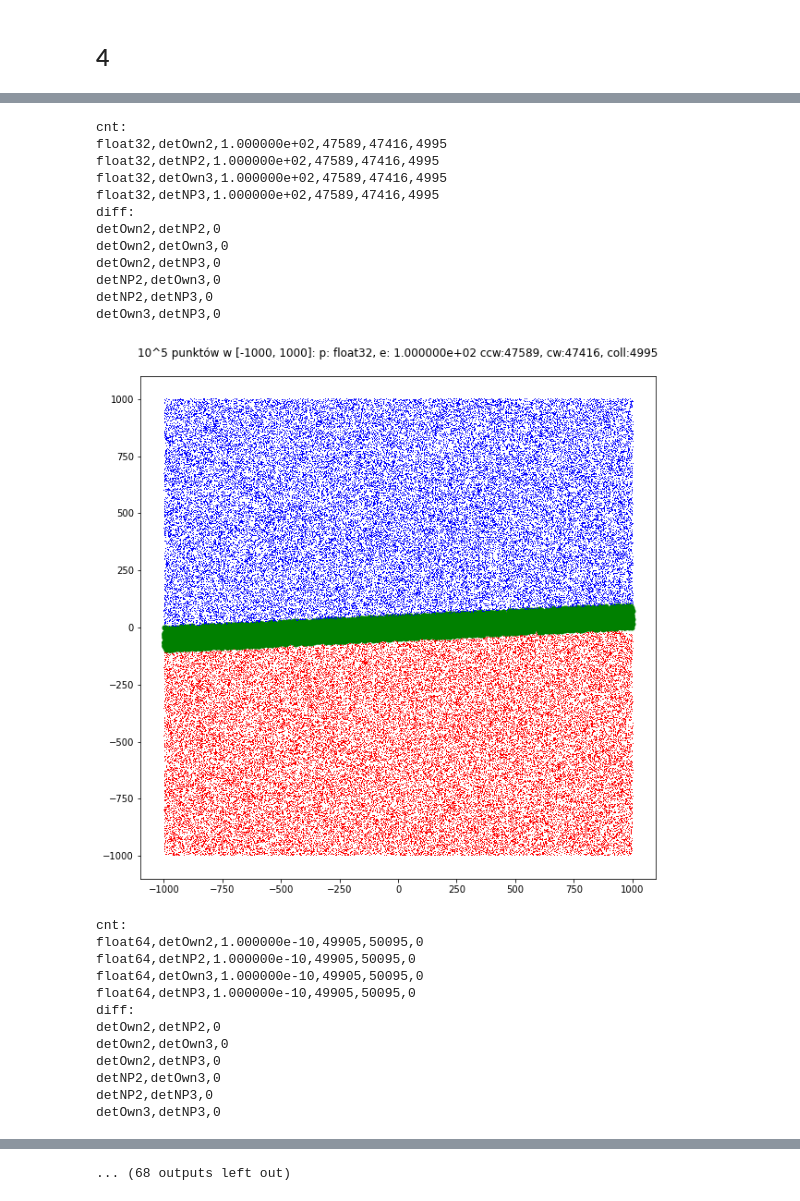
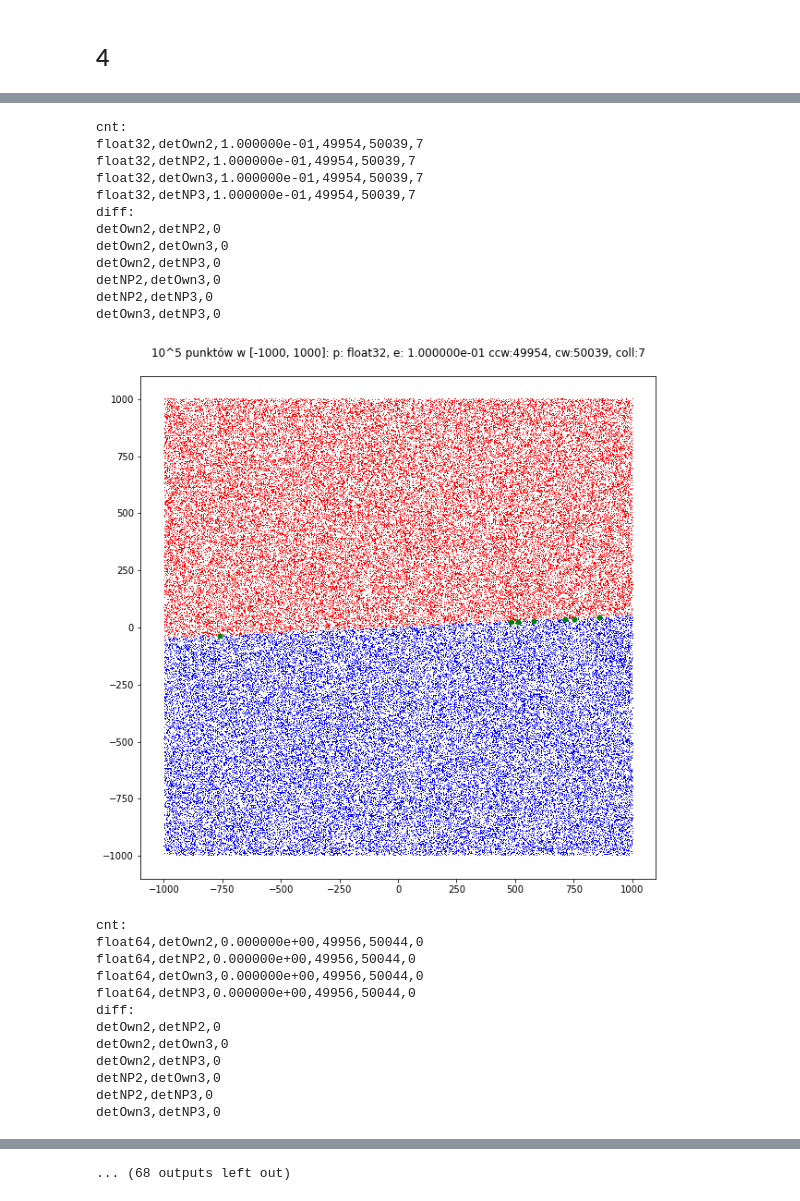
Before and after one commit to anuar2k/AGeom-2020, a Jupyter notebook: geom_lab1.ipynb, the cells around one changed output, grey strips where cells are left out. Drawn from its saved outputs; the diff is of its cells as text; code cells hidden in the pictures.

```diff
--- a/geom_lab1.ipynb
+++ b/geom_lab1.ipynb
@@ -162,25 +162,25 @@ b = [1.0, 0.1]
 for dataset in [
     {
         "title": "10^5 punktów w [-1000, 1000]",
-        "pointsSrc": lambda dtype: generatePointsRect(-1000, 1000, -1000, 1000, 10 ** 5, dtype),
+        "pointsSrc": generatePointsRect(-1000, 1000, -1000, 1000, 10 ** 5, "float64"),
         "limits": [-1000, 1000, -1000, 1000],
         "marker": (",", 1)
     },
     {
         "title": "10^5 punktów w [-10^14, 10^14]",
-        "pointsSrc": lambda dtype: generatePointsRect(-10 ** 14, 10 ** 14, -10 ** 14, 10 ** 14, 10 ** 5, dtype),
+        "pointsSrc": generatePointsRect(-10 ** 14, 10 ** 14, -10 ** 14, 10 ** 14, 10 ** 5, "float64"),
         "limits": [-10 ** 14, 10 ** 14, -10 ** 14, 10 ** 14],
         "marker": (",", 1)
     },
     {
         "title": "1000 punktów na promieniu R=100",
-        "pointsSrc": lambda dtype: generatePointsCircle(100, 1000, dtype),
+        "pointsSrc": generatePointsCircle(100, 1000, "float64"),
         "limits": [-100, 100, -100, 100],
         "marker": (".", 3)
     },
     {
         "title": "1000 punktów w [-1000, 1000] na prostej z wektora (a, b)",
-        "pointsSrc": lambda dtype: generatePointsLine(*a, *b, 1000, 1000, dtype),
+        "pointsSrc": generatePointsLine(*a, *b, 1000, 1000, "float64"),
         "limits": [-1000, 1000, -1000, 1000],
         "marker": (".", 3)
     }
@@ -188,9 +188,11 @@ for dataset in [
     title = dataset["title"]
     print(f"------Zbiór danych: {title}")
     for precision in ["float32", "float64"]:
-        x, y = dataset["pointsSrc"](precision)
+        x_fp64, y_fp64 = dataset["pointsSrc"]
+        x = x_fp64.astype(precision)
+        y = y_fp64.astype(precision)
 
-        for epsilon in [10 ** -10, 10 ** -7, 10 ** -4, 10 ** -1, 10 ** 2]:
+        for epsilon in [0, 10 ** -13, 10 ** -9, 10 ** -5, 10 ** -1]:
             detNames = ["detOwn2", "detNP2", "detOwn3", "detNP3"]
             pointsHist = [None] * 4
             print("cnt:")
@@ -199,14 +201,14 @@ for dataset in [
                 points = classifyPoints(x, y, a, b, detFn, epsilon)
                 pointsHist[i] = points
 
-                ccw = list(map(lambda x: (x[0], x[1]), filter(lambda x: x[2] == 0, points)))
-                [ccwX, ccwY] = [[], []] if len(ccw) == 0 else zip(*ccw)
+                cw = list(map(lambda x: (x[0], x[1]), filter(lambda x: x[2] == 0, points)))
+                [cwX, cwY] = [[], []] if len(cw) == 0 else zip(*cw)
 
                 coll = list(map(lambda x: (x[0], x[1]), filter(lambda x: x[2] == 1, points)))
                 [collX, collY] = [[], []] if len(coll) == 0 else zip(*coll)
 
-                cw = list(map(lambda x: (x[0], x[1]), filter(lambda x: x[2] == 2, points)))
-                [cwX, cwY] = [[], []] if len(cw) == 0 else zip(*cw)
+                ccw = list(map(lambda x: (x[0], x[1]), filter(lambda x: x[2] == 2, points)))
+                [ccwX, ccwY] = [[], []] if len(ccw) == 0 else zip(*ccw)
 
                 print(f"{precision},{fnName},{epsilon:e},{len(ccw)},{len(cw)},{len(coll)}")
                 if fnName == "detNP3":
@@ -220,8 +222,8 @@ for dataset in [
                     plt.title(f"{title}: p: {precision}, e: {epsilon:e} ccw:{len(ccwX)}, cw:{len(cwX)}, coll:{len(collX)}\n")
 
                     plt.plot(ccwX, ccwY, marker, ms=markerSize, mfc='r', mec='r')
+                    plt.plot(cwX, cwY, marker, ms=markerSize, mfc='b', mec='b')
                     plt.plot(collX, collY, ".", ms=10, mfc='g', mec='g')
-                    plt.plot(cwX, cwY, marker, ms=markerSize, mfc='b', mec='b')
 
             print("diff:")
             for left in range(3):
@@ -291,21 +293,21 @@ detOwn3,detNP3,0
 cnt:
-float32,detOwn2,1.000000e+02,47589,47416,4995
-float32,detNP2,1.000000e+02,47589,47416,4995
-float32,detOwn3,1.000000e+02,47589,47416,4995
-float32,detNP3,1.000000e+02,47589,47416,4995
+float32,detOwn2,1.000000e-01,49954,50039,7
+float32,detNP2,1.000000e-01,49954,50039,7
+float32,detOwn3,1.000000e-01,49954,50039,7
+float32,detNP3,1.000000e-01,49954,50039,7
 diff:
 detOwn2,detNP2,0
 detOwn2,detOwn3,0
 detOwn2,detNP3,0
 detNP2,detOwn3,0
 detNP2,detNP3,0
 detOwn3,detNP3,0
-[figure, old version]
+[figure, new version]
 cnt:
-float64,detOwn2,1.000000e-10,49905,50095,0
-float64,detNP2,1.000000e-10,49905,50095,0
-float64,detOwn3,1.000000e-10,49905,50095,0
-float64,detNP3,1.000000e-10,49905,50095,0
+float64,detOwn2,0.000000e+00,49956,50044,0
+float64,detNP2,0.000000e+00,49956,50044,0
+float64,detOwn3,0.000000e+00,49956,50044,0
+float64,detNP3,0.000000e+00,49956,50044,0
 diff:
 detOwn2,detNP2,0
 detOwn2,detOwn3,0
```
Also changed, not shown: parts of 4 cells of this notebook, 1 other file.
